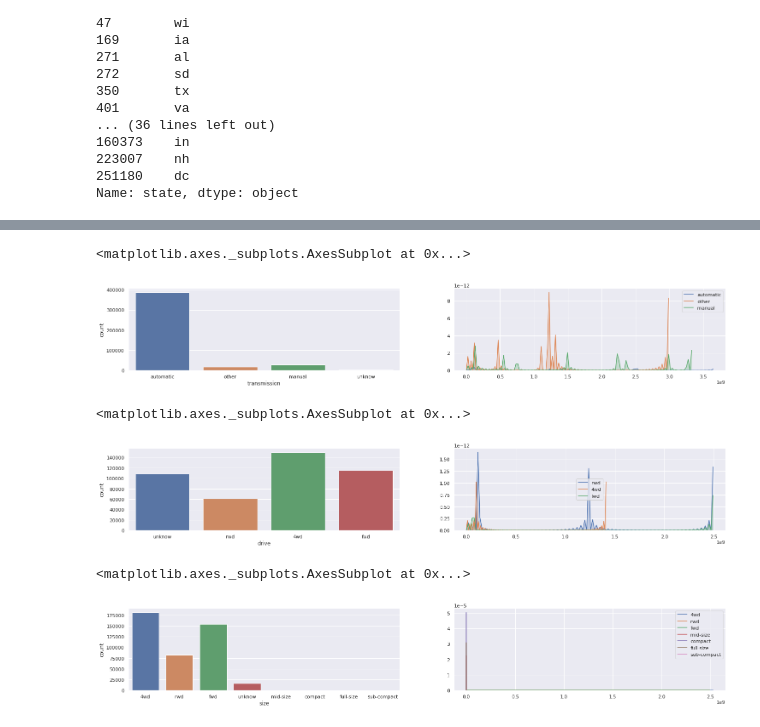
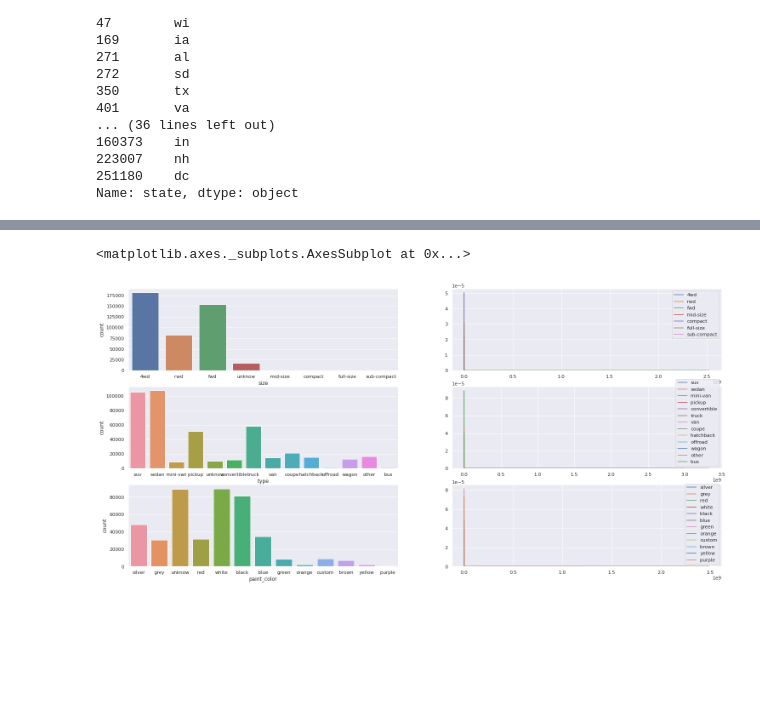
Before and after one commit to panambY/Used_Car_Price, a Jupyter notebook: Used_Car_Price.ipynb, the cells around one changed output, grey strips where cells are left out. Saved outputs shown, nothing was run; the diff lists cells and outputs as text; code cells hidden in the pictures; blank space fills up the shorter version.

```diff
--- a/Used_Car_Price.ipynb
+++ b/Used_Car_Price.ipynb
@@ -1084,46 +1090,59 @@ sns.kdeplot( df4[df4['title_status'] == 'parts only']['price'], label='parts onl
-# %%
-# transmission
-
-plt.subplot( 3, 2, 1)
-sns.countplot( df4['transmission'] )
-
-plt.subplot( 3, 2, 2)
-sns.kdeplot( df4[df4['transmission'] == 'automatic']['price'], label='automatic', shade=True )
-sns.kdeplot( df4[df4['transmission'] == 'other']['price'], label='other', shade=True )
-sns.kdeplot( df4[df4['transmission'] == 'manual']['price'], label='manual', shade=True )
-sns.kdeplot( df4[df4['transmission'] == 'unknown']['price'], label='unknown', shade=True )
-# %% [output]
-<matplotlib.axes._subplots.AxesSubplot at 0x...>
-[figure, removed]
-# %%
-# drive
-
-plt.subplot( 3, 2, 1)
-sns.countplot( df4['drive'] )
-
-plt.subplot( 3, 2, 2)
-sns.kdeplot( df4[df4['drive'] == 'unknown']['price'], label='unknown', shade=True )
-sns.kdeplot( df4[df4['drive'] == 'rwd']['price'], label='rwd', shade=True )
-sns.kdeplot( df4[df4['drive'] == '4wd']['price'], label='4wd', shade=True )
-sns.kdeplot( df4[df4['drive'] == 'fwd']['price'], label='fwd', shade=True )
-# %% [output]
-<matplotlib.axes._subplots.AxesSubplot at 0x...>
-[figure, removed]
 # %%
 # size
 
 plt.subplot( 3, 2, 1)
 sns.countplot( df4['size'] )
 
 plt.subplot( 3, 2, 2)
 sns.kdeplot( df4[df4['size'] == '4wd']['price'], label='4wd', shade=True )
 sns.kdeplot( df4[df4['size'] == 'rwd']['price'], label='rwd', shade=True )
 sns.kdeplot( df4[df4['size'] == 'fwd']['price'], label='fwd', shade=True )
 sns.kdeplot( df4[df4['size'] == 'unknown']['price'], label='unknown', shade=True )
 sns.kdeplot( df4[df4['size'] == 'mid-size']['price'], label='mid-size', shade=True )
 sns.kdeplot( df4[df4['size'] == 'compact']['price'], label='compact', shade=True )
 sns.kdeplot( df4[df4['size'] == 'full-size']['price'], label='full-size', shade=True )
 sns.kdeplot( df4[df4['size'] == 'sub-compact']['price'], label='sub-compact', shade=True )
+
+# type
+
+plt.subplot( 3, 2, 3)
+sns.countplot( df4['type'] )
+
+plt.subplot( 3, 2, 4)
+sns.kdeplot( df4[df4['type'] == 'suv']['price'], label='suv', shade=True )
+sns.kdeplot( df4[df4['type'] == 'sedan']['price'], label='sedan', shade=True )
+sns.kdeplot( df4[df4['type'] == 'mini-van']['price'], label='mini-van', shade=True )
+sns.kdeplot( df4[df4['type'] == 'pickup']['price'], label='pickup', shade=True )
+sns.kdeplot( df4[df4['type'] == 'unknown']['price'], label='unknown', shade=True )
+sns.kdeplot( df4[df4['type'] == 'convertible']['price'], label='convertible', shade=True )
+sns.kdeplot( df4[df4['type'] == 'truck']['price'], label='truck', shade=True )
+sns.kdeplot( df4[df4['type'] == 'van']['price'], label='van', shade=True )
+sns.kdeplot( df4[df4['type'] == 'coupe']['price'], label='coupe', shade=True )
+sns.kdeplot( df4[df4['type'] == 'hatchback']['price'], label='hatchback', shade=True )
+sns.kdeplot( df4[df4['type'] == 'offroad']['price'], label='offroad', shade=True )
+sns.kdeplot( df4[df4['type'] == 'wagon']['price'], label='wagon', shade=True )
+sns.kdeplot( df4[df4['type'] == 'other']['price'], label='other', shade=True )
+sns.kdeplot( df4[df4['type'] == 'bus']['price'], label='bus', shade=True )
+
+# paint_color
+
+plt.subplot( 3, 2, 5)
+sns.countplot( df4['paint_color'] )
+
+plt.subplot( 3, 2, 6)
+sns.kdeplot( df4[df4['paint_color'] == 'silver']['price'], label='silver', shade=True )
+sns.kdeplot( df4[df4['paint_color'] == 'grey']['price'], label='grey', shade=True )
+sns.kdeplot( df4[df4['paint_color'] == 'unknown']['price'], label='unknown', shade=True )
+sns.kdeplot( df4[df4['paint_color'] == 'red']['price'], label='red', shade=True )
+sns.kdeplot( df4[df4['paint_color'] == 'white']['price'], label='white', shade=True )
+sns.kdeplot( df4[df4['paint_color'] == 'black']['price'], label='black', shade=True )
+sns.kdeplot( df4[df4['paint_color'] == 'blue']['price'], label='blue', shade=True )
+sns.kdeplot( df4[df4['paint_color'] == 'green']['price'], label='green', shade=True )
+sns.kdeplot( df4[df4['paint_color'] == 'orange']['price'], label='orange', shade=True )
+sns.kdeplot( df4[df4['paint_color'] == 'custom']['price'], label='custom', shade=True )
+sns.kdeplot( df4[df4['paint_color'] == 'brown']['price'], label='brown', shade=True )
+sns.kdeplot( df4[df4['paint_color'] == 'yellow']['price'], label='yellow', shade=True )
+sns.kdeplot( df4[df4['paint_color'] == 'purple']['price'], label='purple', shade=True )
 # %% [output]
 <matplotlib.axes._subplots.AxesSubplot at 0x...>
-[figure, old version]
+[figure, new version]
```
Also changed, not shown: parts of 8 cells of this notebook.
